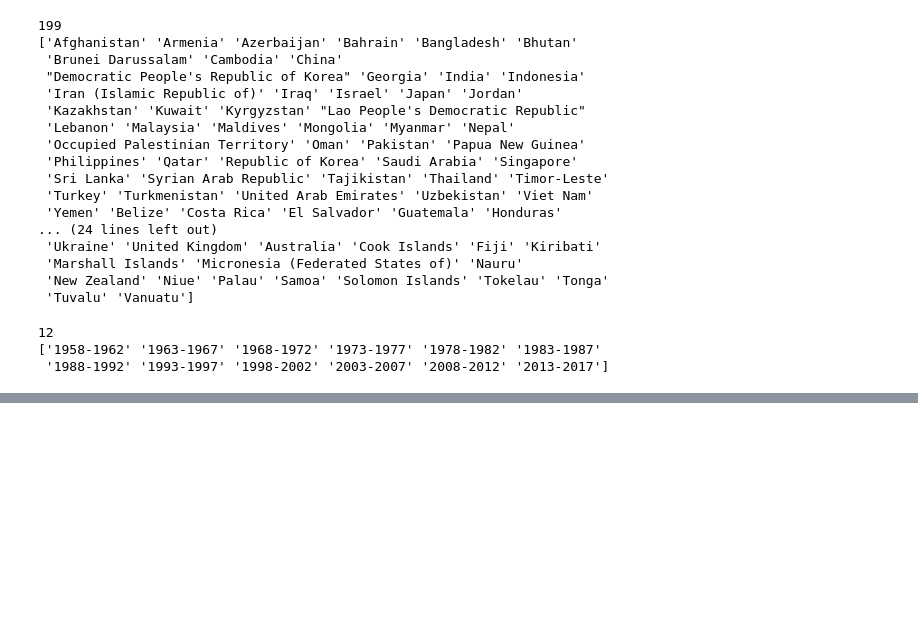
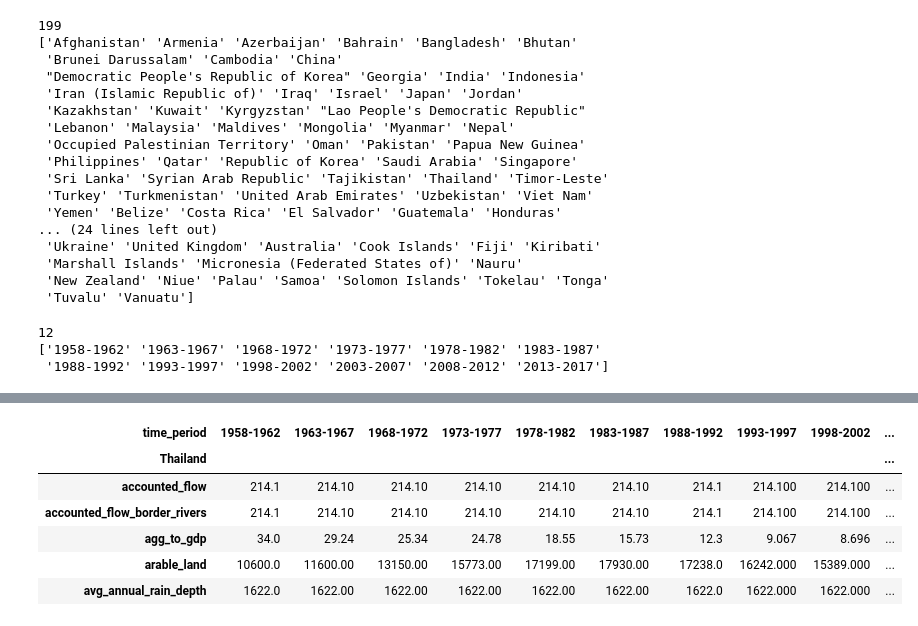
Before and after one commit to liguoqinjim/jupyter_notebook_todo_remove, a Jupyter notebook: notebook_idata_lesson01/Aquastat/Aquastat01.ipynb, the cells around one changed output, grey strips where cells are left out. Cells and saved outputs as stored; diff of their text form; code cells hidden in the pictures; blank space fills up the shorter version.

```diff
--- a/notebook_idata_lesson01/Aquastat/Aquastat01.ipynb
+++ b/notebook_idata_lesson01/Aquastat/Aquastat01.ipynb
@@ -110,0 +132,19 @@ range(1960, 2017, 5)
+# %%
+# 按照指定的国家得到信息
+def country_slice(df, country):
+    df = df[df["country"] == country]
+
+    df = df.pivot(index="variable", columns="time_period", values="value")
+
+    df.index.name = country
+    return df
+# %%
+country_slice(data, countries[40]).head()
+# %% [output]
+| time_period | 1958-1962 | 1963-1967 | 1968-1972 | 1973-1977 | 1978-1982 | 1983-1987 | 1988-1992 | 1993-1997 | 1998-2002 | ... |
+| Thailand |  |  |  |  |  |  |  |  |  | ... |
+| accounted_flow | 214.1 | 214.10 | 214.10 | 214.10 | 214.10 | 214.10 | 214.1 | 214.100 | 214.100 | ... |
+| accounted_flow_border_rivers | 214.1 | 214.10 | 214.10 | 214.10 | 214.10 | 214.10 | 214.1 | 214.100 | 214.100 | ... |
+| agg_to_gdp | 34.0 | 29.24 | 25.34 | 24.78 | 18.55 | 15.73 | 12.3 | 9.067 | 8.696 | ... |
+| arable_land | 10600.0 | 11600.00 | 13150.00 | 15773.00 | 17199.00 | 17930.00 | 17238.0 | 16242.000 | 15389.000 | ... |
+| avg_annual_rain_depth | 1622.0 | 1622.00 | 1622.00 | 1622.00 | 1622.00 | 1622.00 | 1622.0 | 1622.000 | 1622.000 | ... |
```
Also changed, not shown: parts of 12 cells of this notebook.
